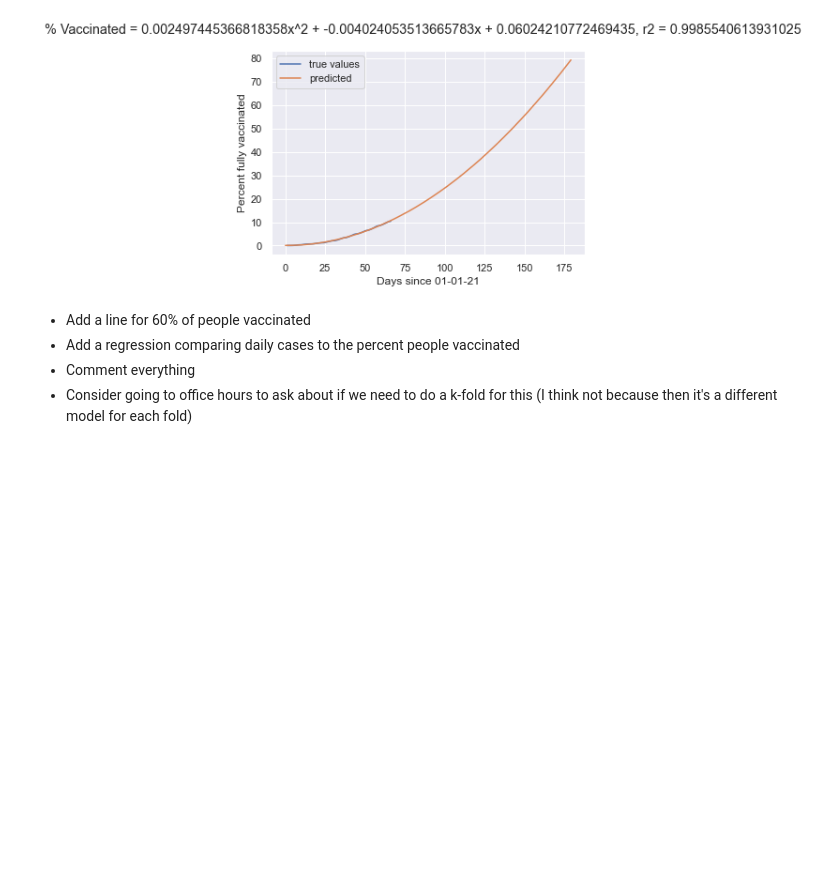
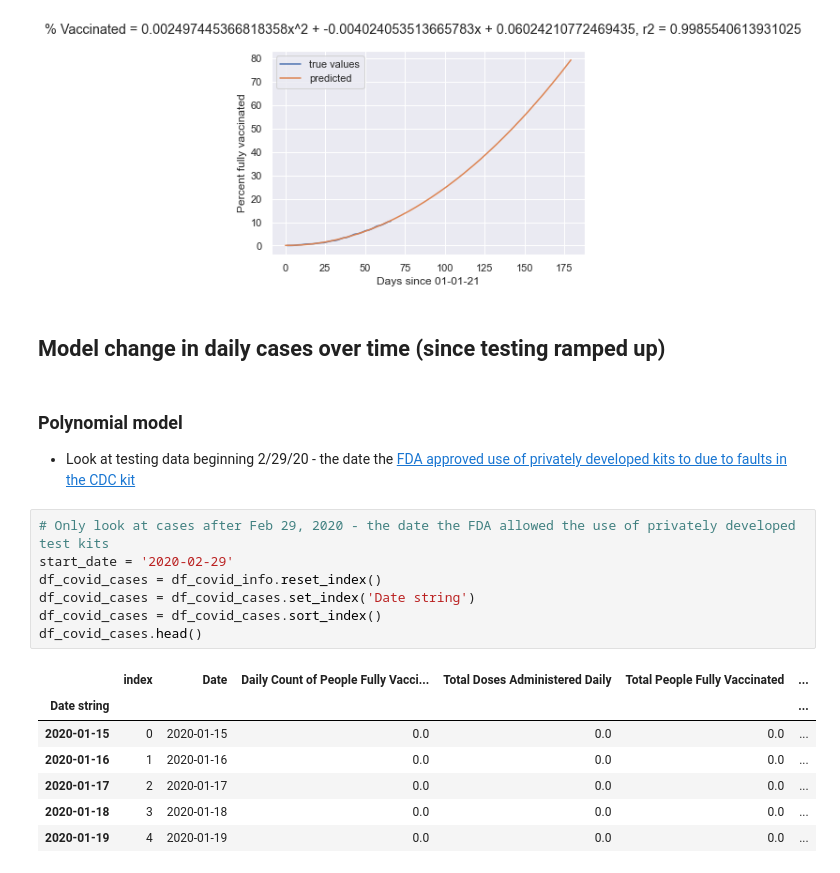
Before and after one commit to swastidadhich/Covid19HerdImmunity, a Jupyter notebook: COVID Data and analysis plan + regression-1.ipynb, the cells around one changed output. Cells and saved outputs as stored; diff of their text form; blank space fills up the shorter version.

```diff
--- a/COVID Data and analysis plan + regression-1.ipynb
+++ b/COVID Data and analysis plan + regression-1.ipynb
@@ -564,8 +579,23 @@ plt.ylabel('Percent fully vaccinated')
 # %% [output]
 Text(0, 0.5, 'Percent fully vaccinated')
 [figure]
-# %% [markdown]
-- Add a line for 60% of people vaccinated
-- Add a regression comparing daily cases to the percent people vaccinated
-- Comment everything
-- Consider going to office hours to ask about if we need to do a k-fold for this (I think not because then it's a different model for each fold)
+# %% [markdown]
+## Model change in daily cases over time (since testing ramped up)
+# %% [markdown]
+### Polynomial model
+- Look at testing data beginning 2/29/20 - the date the [FDA approved use of privately developed kits to due to faults in the CDC kit](https://www.washingtonpost.com/health/2020/02/29/new-fda-policy-will-expand-coronavirus-testing/)
+# %%
+# Only look at cases after Feb 29, 2020 - the date the FDA allowed the use of privately developed test kits
+start_date = '2020-02-29'
+df_covid_cases = df_covid_info.reset_index()
+df_covid_cases = df_covid_cases.set_index('Date string')
+df_covid_cases = df_covid_cases.sort_index()
+df_covid_cases.head()
+# %% [output]
+|  | index | Date | Daily Count of People Fully Vacci... | Total Doses Administered Daily | Total People Fully Vaccinated | ... |
+| Date string |  |  |  |  |  | ... |
+| 2020-01-15 | 0 | 2020-01-15 | 0.0 | 0.0 | 0.0 | ... |
+| 2020-01-16 | 1 | 2020-01-16 | 0.0 | 0.0 | 0.0 | ... |
+| 2020-01-17 | 2 | 2020-01-17 | 0.0 | 0.0 | 0.0 | ... |
+| 2020-01-18 | 3 | 2020-01-18 | 0.0 | 0.0 | 0.0 | ... |
+| 2020-01-19 | 4 | 2020-01-19 | 0.0 | 0.0 | 0.0 | ... |
```
Also changed, not shown: parts of 13 cells of this notebook.
